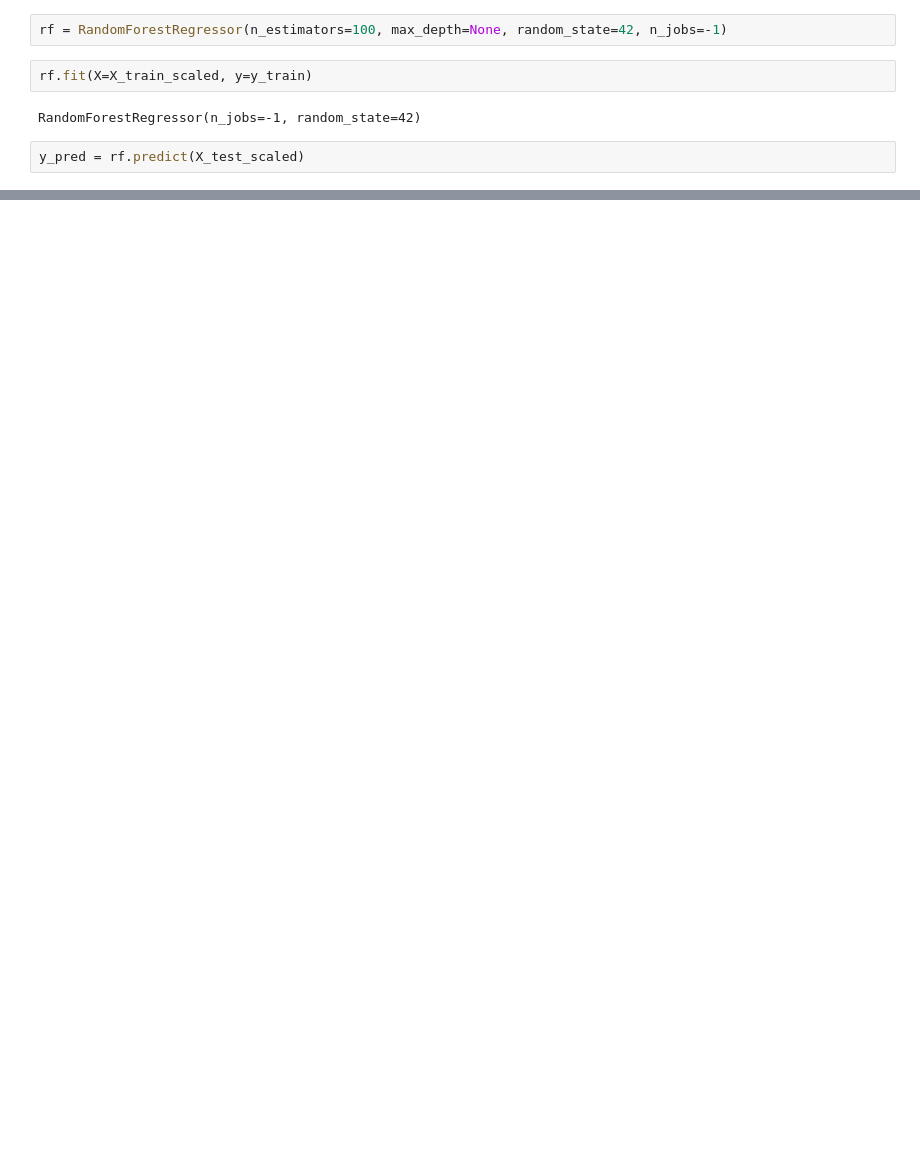
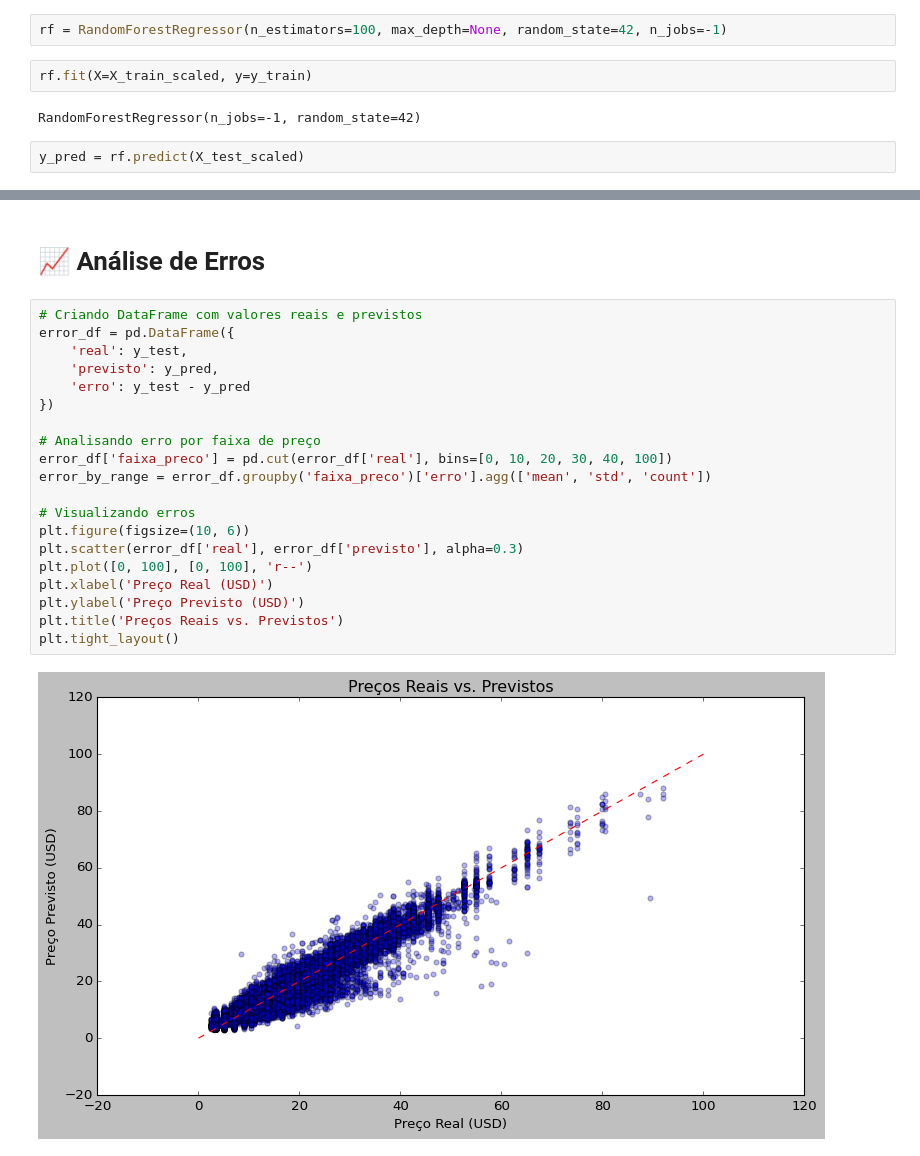
Before and after one commit to gxbriellops/preco-dinamico, a Jupyter notebook: uber_analise.ipynb, the cells around one changed output, grey strips where cells are left out. Cells and saved outputs as stored; diff of their text form; blank space fills up the shorter version.

```diff
--- a/uber_analise.ipynb
+++ b/uber_analise.ipynb
@@ -188,0 +210,24 @@ testar: MAE, MAPE
+# %% [markdown]
+# 📈 Análise de Erros
+# %%
+# Criando DataFrame com valores reais e previstos
+error_df = pd.DataFrame({
+    'real': y_test,
+    'previsto': y_pred,
+    'erro': y_test - y_pred
+})
+
+# Analisando erro por faixa de preço
+error_df['faixa_preco'] = pd.cut(error_df['real'], bins=[0, 10, 20, 30, 40, 100])
+error_by_range = error_df.groupby('faixa_preco')['erro'].agg(['mean', 'std', 'count'])
+
+# Visualizando erros
+plt.figure(figsize=(10, 6))
+plt.scatter(error_df['real'], error_df['previsto'], alpha=0.3)
+plt.plot([0, 100], [0, 100], 'r--')
+plt.xlabel('Preço Real (USD)')
+plt.ylabel('Preço Previsto (USD)')
+plt.title('Preços Reais vs. Previstos')
+plt.tight_layout()
+# %% [output]
+[figure, added]
```
Also changed, not shown: parts of 30 cells of this notebook, 1 other file.
